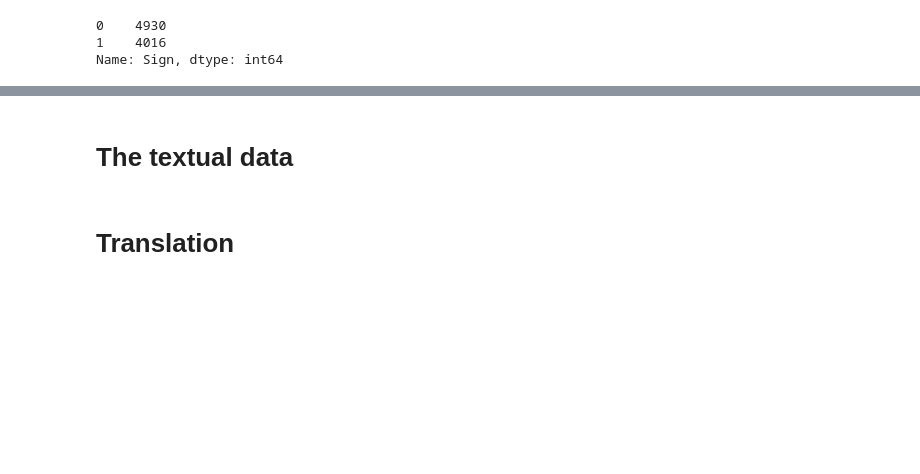
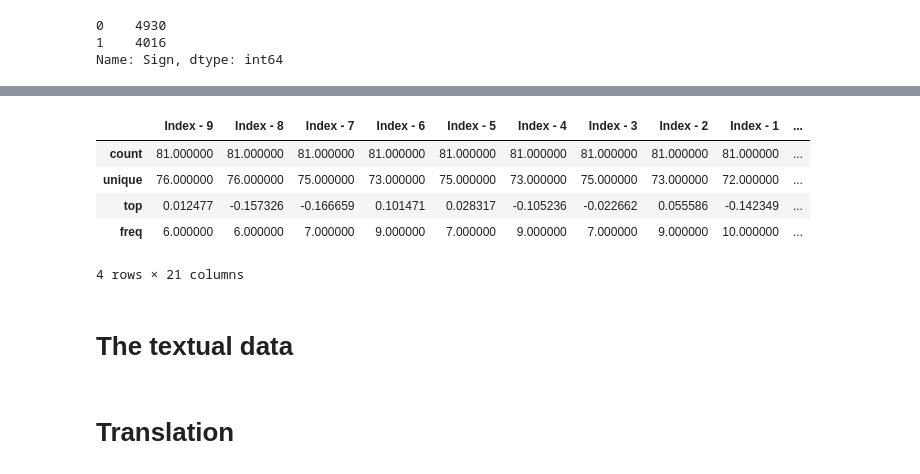
Before and after one commit to JstLearning/nlp-challenge-x-natixis, a Jupyter notebook: config_tests.ipynb, the cells around one changed output, grey strips where cells are left out. Saved outputs shown, nothing was run; the diff lists cells and outputs as text; code cells hidden in the pictures; blank space fills up the shorter version.

```diff
--- a/config_tests.ipynb
+++ b/config_tests.ipynb
@@ -68,11 +77,11 @@ nb_nontextfeatures = len(nontextual_cols)
 # 60% train, 20% val, 20% test
 
 returns_, returns_test, y_, y_test = train_test_split(
-    returns, y, test_size=0.2, train_size=0.8,
-    random_state=0, stratify=y
+    returns.iloc[:small_dataset_size], y.iloc[:small_dataset_size], test_size=0.1, train_size=0.9,
+    random_state=0, stratify=y.iloc[:small_dataset_size]
     )
 
 returns_train, returns_val, y_train, y_val = train_test_split(
-    returns_, y_, test_size=0.25, train_size=0.75,
+    returns_, y_, test_size=0.1, train_size=0.9,
     random_state=42, stratify=y_
     )
@@ -84,3 +109,30 @@ gc.collect()
+# %%
+ct = ColumnTransformer([
+    ('Standard Scaler', StandardScaler(), [
+                                    'Index - 9',
+                                    'Index - 8',
+                                    'Index - 7',
+                                    'Index - 6',
+                                    'Index - 5',
+                                    'Index - 4',
+                                    'Index - 3',
+                                    'Index - 2',
+                                    'Index - 1',
+                                    'Index - 0'])
+], remainder='passthrough')
+# %%
+returns_train = pd.DataFrame(ct.fit_transform(returns_train), columns=returns_train.columns)
+returns_val = pd.DataFrame(ct.transform(returns_val), columns=returns_train.columns)
+returns_test = pd.DataFrame(ct.transform(returns_test), columns=returns_train.columns)
+# %%
+returns_train.describe()
+# %% [output]
+|  | Index - 9 | Index - 8 | Index - 7 | Index - 6 | Index - 5 | Index - 4 | Index - 3 | Index - 2 | Index - 1 | ... |
+| count | 81.000000 | 81.000000 | 81.000000 | 81.000000 | 81.000000 | 81.000000 | 81.000000 | 81.000000 | 81.000000 | ... |
+| unique | 76.000000 | 76.000000 | 75.000000 | 73.000000 | 75.000000 | 73.000000 | 75.000000 | 73.000000 | 72.000000 | ... |
+| top | 0.012477 | -0.157326 | -0.166659 | 0.101471 | 0.028317 | -0.105236 | -0.022662 | 0.055586 | -0.142349 | ... |
+| freq | 6.000000 | 6.000000 | 7.000000 | 9.000000 | 7.000000 | 9.000000 | 7.000000 | 9.000000 | 10.000000 | ... |
+4 rows × 21 columns
 # %% [markdown]
 # The textual data
 # %% [markdown]
```
Also changed, not shown: parts of 27 cells of this notebook, 2 other files.
